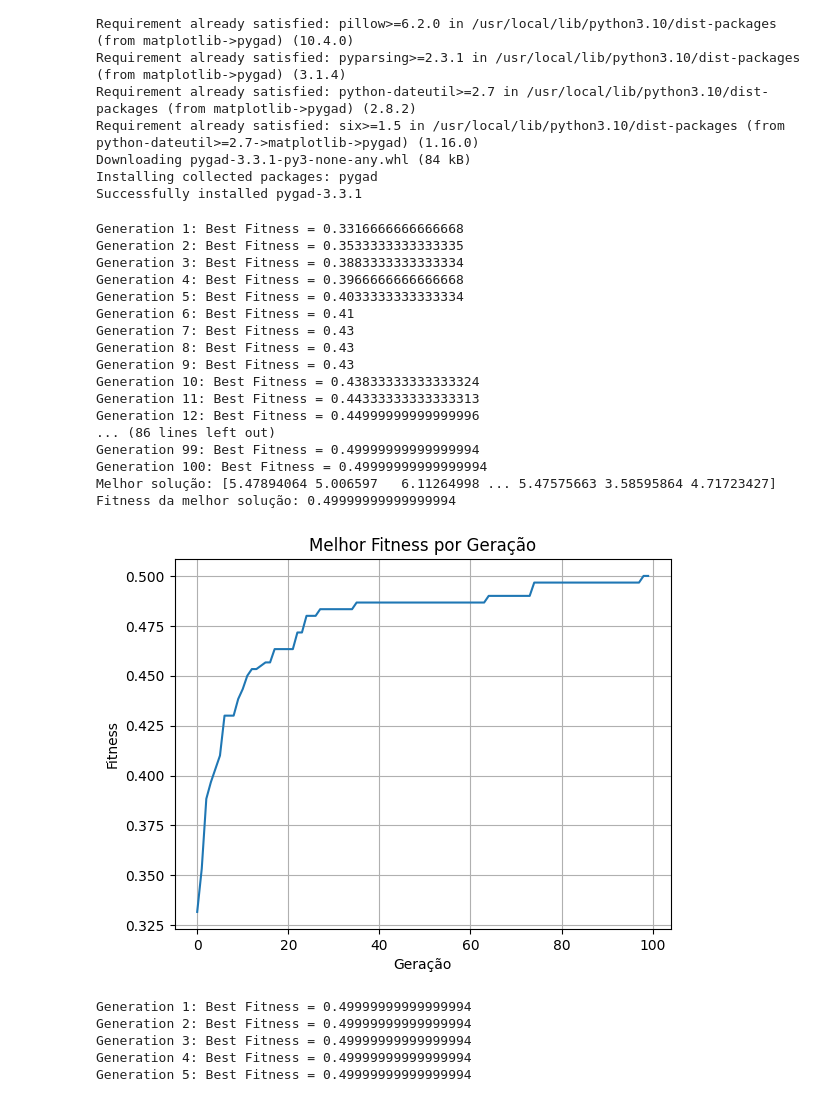
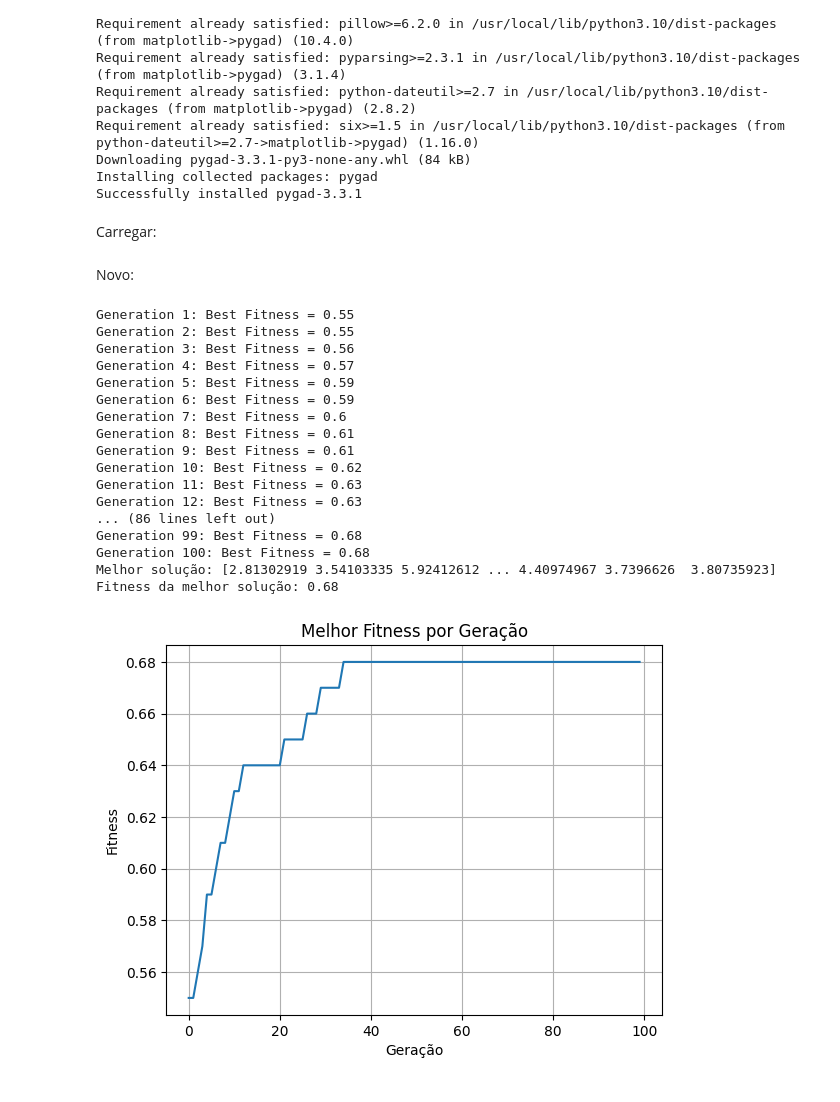
Before and after one commit to rafavidal1709/projeto-aplicado-iii, a Jupyter notebook: Acurácia_dos_modelos.ipynb, the cells around one changed output. Drawn from its saved outputs; the diff is of its cells as text; code cells hidden in the pictures.

```diff
--- a/Acurácia_dos_modelos.ipynb
+++ b/Acurácia_dos_modelos.ipynb
@@ -769,6 +771,17 @@ Requirement already satisfied: six>=1.5 in /usr/local/lib/python3.10/dist-packag
 Downloading pygad-3.3.1-py3-none-any.whl (84 kB)
 Installing collected packages: pygad
 Successfully installed pygad-3.3.1
+# %%
+embedding = 'bertimbau_output_mean'
+extra = ''
+# %% [markdown]
+Carregar:
+# %%
+file_path = os.path.join(folder_path, embedding+extra)
+ga_instance = pygad.load(file_path)
+best_fitness_values = load_dataset(embedding+extra+'_hist')
+# %% [markdown]
+Novo:
 # %%
 import pygad
 import numpy as np
@@ -779,7 +792,7 @@ best_fitness_values = []
 
 # Função de aptidão (fitness function) com três parâmetros
 def fitness_func(ga_instance, solution, solution_idx):
-    return evaluate(dataset, dataset2, 'knn', 'bertimbau_output_mean', top_n=10, repeat=1, mask=solution)
+    return evaluate(dataset, dataset2, 'knn', embedding, top_n=10, repeat=5, mask=solution)
 
 # Função de callback para salvar o melhor resultado de cada geração
 def callback_generation(ga_instance):
@@ -791,50 +804,50 @@ ga_instance = pygad.GA(num_generations=100,
                        num_parents_mating=10,
                        fitness_func=fitness_func,
                        sol_per_pop=200,  # Tamanho da população
                        num_genes=1024,   # Cada indivíduo tem 1024 valores
                        gene_type=float,  # Genes são valores float
                        init_range_low=0.0,  # Valor mínimo para inicialização dos genes
                        init_range_high=1.0, # Valor máximo para inicialização dos genes
                        mutation_type="random",  # Tipo de mutação
                        random_mutation_min_val=0.0,  # Valor mínimo após mutação
                        random_mutation_max_val=1.0,  # Valor máximo após mutação
                        crossover_type="single_point",  # Tipo de crossover
                        on_generation=callback_generation)  # Callback para salvar o melhor resultado
 
 # Executa o GA
 ga_instance.run()
 
 # Obtém a solução mais apta
 solution, solution_fitness, solution_idx = ga_instance.best_solution()
 print(f"Melhor solução: {solution}")
 print(f"Fitness da melhor solução: {solution_fitness}")
 
 # Plota o gráfico do melhor fitness por geração
 plt.plot(best_fitness_values)
 plt.title("Melhor Fitness por Geração")
 plt.xlabel("Geração")
 plt.ylabel("Fitness")
 plt.grid()
 plt.show()
 # %% [output]
-Generation 1: Best Fitness = 0.3316666666666668
-Generation 2: Best Fitness = 0.3533333333333335
-Generation 3: Best Fitness = 0.3883333333333334
-Generation 4: Best Fitness = 0.3966666666666668
-Generation 5: Best Fitness = 0.4033333333333334
-Generation 6: Best Fitness = 0.41
-Generation 7: Best Fitness = 0.43
-Generation 8: Best Fitness = 0.43
-Generation 9: Best Fitness = 0.43
-Generation 10: Best Fitness = 0.43833333333333324
-Generation 11: Best Fitness = 0.44333333333333313
-Generation 12: Best Fitness = 0.44999999999999996
+Generation 1: Best Fitness = 0.55
+Generation 2: Best Fitness = 0.55
+Generation 3: Best Fitness = 0.56
+Generation 4: Best Fitness = 0.57
+Generation 5: Best Fitness = 0.59
+Generation 6: Best Fitness = 0.59
+Generation 7: Best Fitness = 0.6
+Generation 8: Best Fitness = 0.61
+Generation 9: Best Fitness = 0.61
+Generation 10: Best Fitness = 0.62
+Generation 11: Best Fitness = 0.63
+Generation 12: Best Fitness = 0.63
 ... (86 lines left out)
-Generation 99: Best Fitness = 0.49999999999999994
-Generation 100: Best Fitness = 0.49999999999999994
-Melhor solução: [5.47894064 5.006597   6.11264998 ... 5.47575663 3.58595864 4.71723427]
-Fitness da melhor solução: 0.49999999999999994
+Generation 99: Best Fitness = 0.68
+Generation 100: Best Fitness = 0.68
+Melhor solução: [2.81302919 3.54103335 5.92412612 ... 4.40974967 3.7396626  3.80735923]
+Fitness da melhor solução: 0.68
-[figure, old version]
+[figure, new version]
 # %%
 # Continua o treinamento por mais 100 gerações
 ga_instance.generations_completed = 0  # Resetando contador de gerações
@@ -848,14 +861,8 @@ print(f"Fitness da melhor solução: {solution_fitness}")
 
 # Plota o gráfico do melhor fitness por geração (incluindo as primeiras e as próximas 100 gerações)
 plt.plot(best_fitness_values)
-plt.title("Melhor Fitness por Geração (200 Gerações)")
+plt.title("Melhor Fitness por Geração ("+len(best_fitness_values)+" Gerações)")
 plt.xlabel("Geração")
 plt.ylabel("Fitness")
 plt.grid()
 plt.show()
-# %% [output]
-Generation 1: Best Fitness = 0.49999999999999994
-Generation 2: Best Fitness = 0.49999999999999994
-Generation 3: Best Fitness = 0.49999999999999994
-Generation 4: Best Fitness = 0.49999999999999994
-Generation 5: Best Fitness = 0.49999999999999994
```
Also changed, not shown: parts of 4 cells of this notebook.
